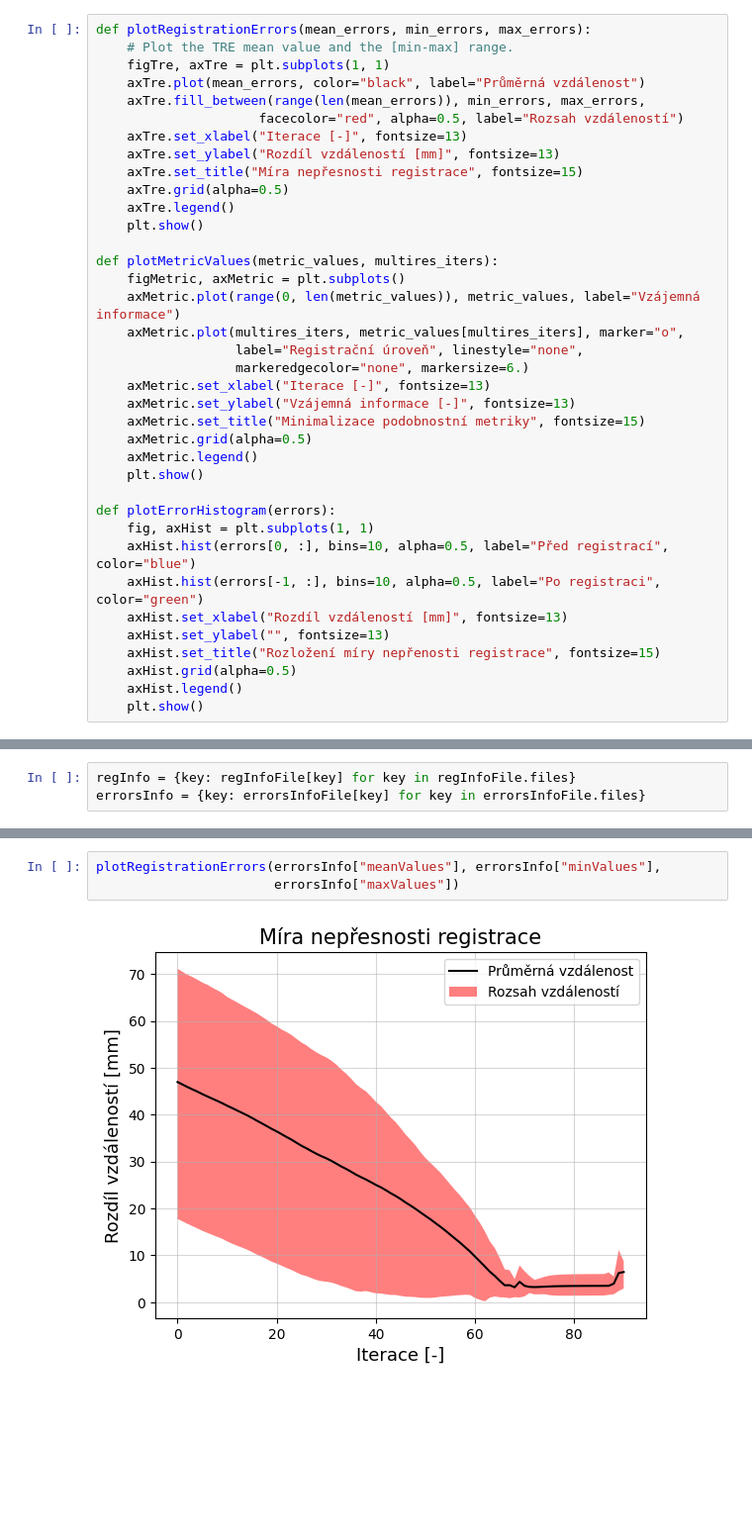
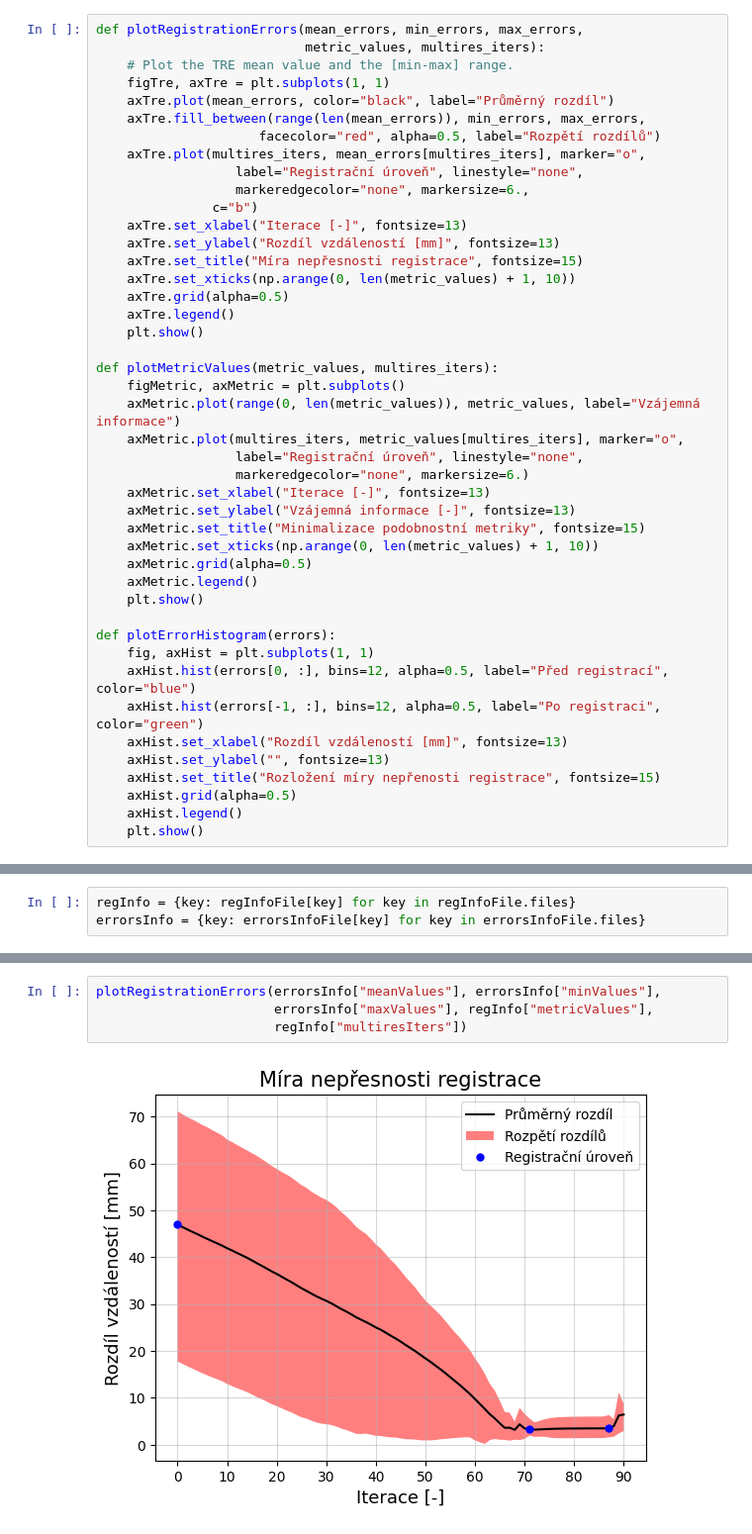
Before and after one commit to Vojtech-Benda/ca_isf, a Jupyter notebook: plotResults.ipynb, the cells around one changed output, grey strips where cells are left out. Shown at 99% size. Cells and saved outputs as stored; diff of their text form; blank space fills up the shorter version.

```diff
--- a/plotResults.ipynb
+++ b/plotResults.ipynb
@@ -3,15 +3,21 @@ import numpy as np
 import matplotlib.pyplot as plt
 import os
 # %%
-def plotRegistrationErrors(mean_errors, min_errors, max_errors):
+def plotRegistrationErrors(mean_errors, min_errors, max_errors,
+                           metric_values, multires_iters):
     # Plot the TRE mean value and the [min-max] range.
     figTre, axTre = plt.subplots(1, 1)
-    axTre.plot(mean_errors, color="black", label="Průměrná vzdálenost")
+    axTre.plot(mean_errors, color="black", label="Průměrný rozdíl")
     axTre.fill_between(range(len(mean_errors)), min_errors, max_errors,
-                     facecolor="red", alpha=0.5, label="Rozsah vzdáleností")
+                     facecolor="red", alpha=0.5, label="Rozpětí rozdílů")
+    axTre.plot(multires_iters, mean_errors[multires_iters], marker="o",
+                  label="Registrační úroveň", linestyle="none",
+                  markeredgecolor="none", markersize=6.,
+               c="b")
     axTre.set_xlabel("Iterace [-]", fontsize=13)
     axTre.set_ylabel("Rozdíl vzdáleností [mm]", fontsize=13)
     axTre.set_title("Míra nepřesnosti registrace", fontsize=15)
+    axTre.set_xticks(np.arange(0, len(metric_values) + 1, 10))
     axTre.grid(alpha=0.5)
     axTre.legend()
     plt.show()
@@ -25,14 +31,15 @@ def plotMetricValues(metric_values, multires_iters):
     axMetric.set_xlabel("Iterace [-]", fontsize=13)
     axMetric.set_ylabel("Vzájemná informace [-]", fontsize=13)
     axMetric.set_title("Minimalizace podobnostní metriky", fontsize=15)
+    axMetric.set_xticks(np.arange(0, len(metric_values) + 1, 10))
     axMetric.grid(alpha=0.5)
     axMetric.legend()
     plt.show()
 
 def plotErrorHistogram(errors):
     fig, axHist = plt.subplots(1, 1)
-    axHist.hist(errors[0, :], bins=10, alpha=0.5, label="Před registrací", color="blue")
-    axHist.hist(errors[-1, :], bins=10, alpha=0.5, label="Po registraci", color="green")
+    axHist.hist(errors[0, :], bins=12, alpha=0.5, label="Před registrací", color="blue")
+    axHist.hist(errors[-1, :], bins=12, alpha=0.5, label="Po registraci", color="green")
     axHist.set_xlabel("Rozdíl vzdáleností [mm]", fontsize=13)
     axHist.set_ylabel("", fontsize=13)
     axHist.set_title("Rozložení míry nepřenosti registrace", fontsize=15)
@@ -57,8 +64,9 @@ plotMetricValues(regInfo["metricValues"], regInfo["multiresIters"])
 # %%
 plotRegistrationErrors(errorsInfo["meanValues"], errorsInfo["minValues"],
-                       errorsInfo["maxValues"])
+                       errorsInfo["maxValues"], regInfo["metricValues"],
+                       regInfo["multiresIters"])
 # %% [output]
-[figure, old version]
+[figure, new version]
 # %%
 plotErrorHistogram(errorsInfo["errorValues"])
 # %% [output]
```
Also changed, not shown: parts of 2 cells of this notebook.
